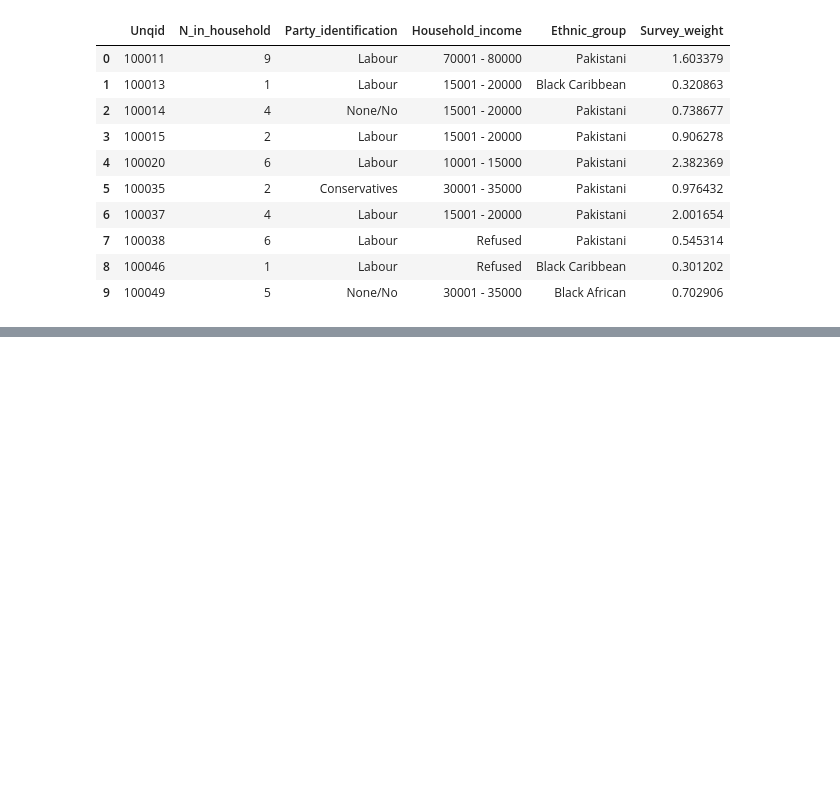
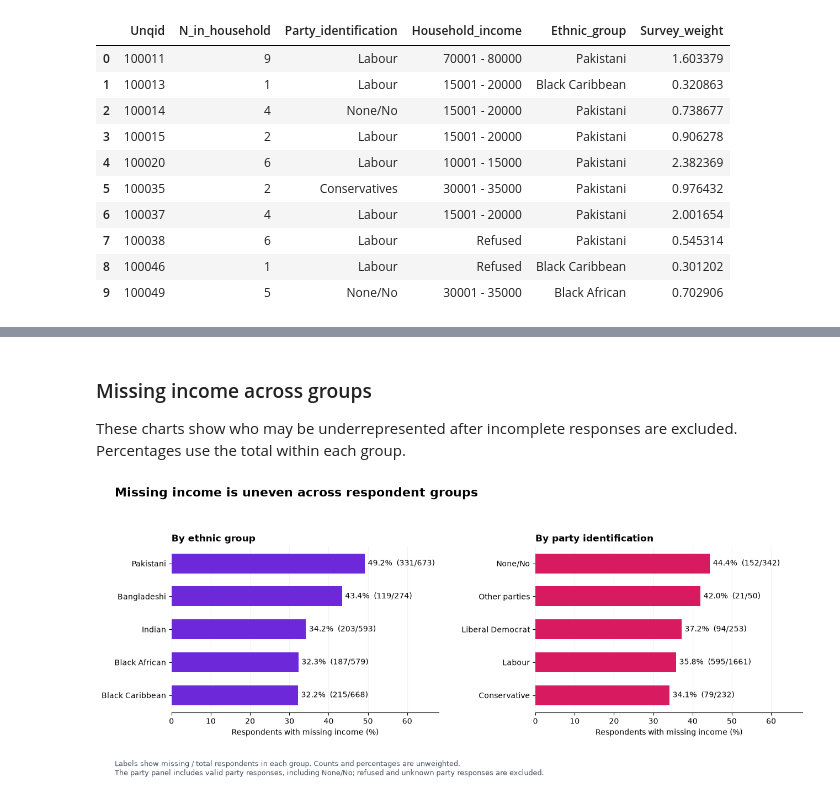
Before and after one commit to ali112-akbar/CaseStudy, a Jupyter notebook: UKDA-6970-stata/case_study.ipynb, the cells around one changed output, grey strips where cells are left out. Cells and saved outputs as stored; diff of their text form; code cells hidden in the pictures; blank space fills up the shorter version.

```diff
--- a/UKDA-6970-stata/case_study.ipynb
+++ b/UKDA-6970-stata/case_study.ipynb
@@ -182,0 +367,34 @@ Saved 2,787 rows to: C:\Users\akbar\Documents\MAYERFIELD\df_study.csv
+# %% [markdown]
+### Missing income across groups
+These charts show who may be underrepresented after incomplete responses are excluded. Percentages use the total within each group.
+# %%
+# Compare missing income within each group (unweighted respondents).
+fig, axes = plt.subplots(1, 2, figsize=(13, 5.5))
+
+for ax, group, title in zip(
+    axes, ['Ethnicity', 'Party'], ['By ethnic group', 'By party identification']
+):
+    chart_data = missing_summary(analysis, group).sort_values('Missing_percent')
+    ax.barh(chart_data.index, chart_data['Missing_percent'], color=('#6D28D9' if group == 'Ethnicity' else '#D81B60'), height=0.6)
+    for i, row in enumerate(chart_data.itertuples()):
+        ax.text(row.Missing_percent + 0.8, i,
+                f'{row.Missing_percent:.1f}%  ({row.Missing_income}/{row.Respondents})',
+                va='center', fontsize=10)
+    ax.set_xlim(0, 68)
+    ax.set_xticks([0, 10, 20, 30, 40, 50, 60])
+    ax.set_xlabel('Respondents with missing income (%)')
+    ax.set_title(title, loc='left', fontsize=12, fontweight='bold')
+    ax.spines[['top', 'right', 'left']].set_visible(False)
+    ax.grid(axis='x', alpha=0.15)
+    ax.set_axisbelow(True)
+
+fig.suptitle('Missing income is uneven across respondent groups',
+             x=0.03, ha='left', fontsize=16, fontweight='bold')
+fig.text(0.03, 0.03,
+         'Labels show missing / total respondents in each group. Counts and percentages are unweighted.\n'
+         'The party panel includes valid party responses, including None/No; refused and unknown party responses are excluded.',
+         fontsize=9, color='#485362')
+fig.tight_layout(rect=[0, 0.13, 1, 0.92], w_pad=3)
+plt.show()
+# %% [output]
+[figure, added]
```
Also changed, not shown: parts of 12 cells of this notebook, 13 other files.
